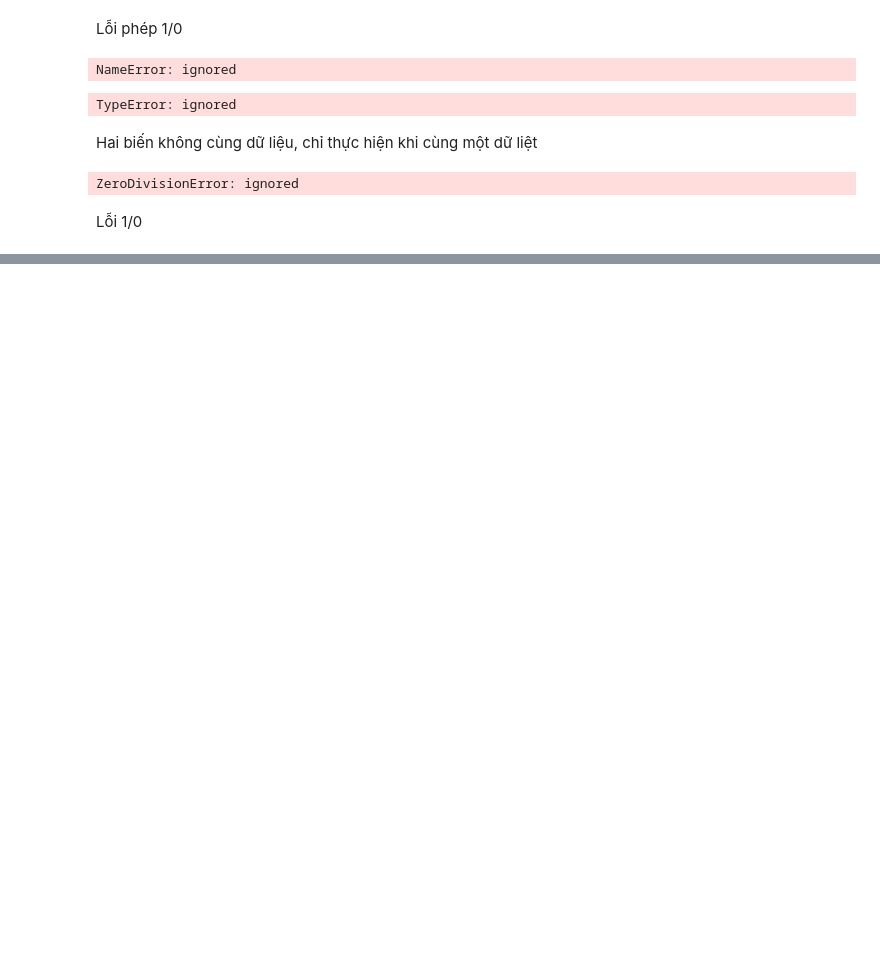
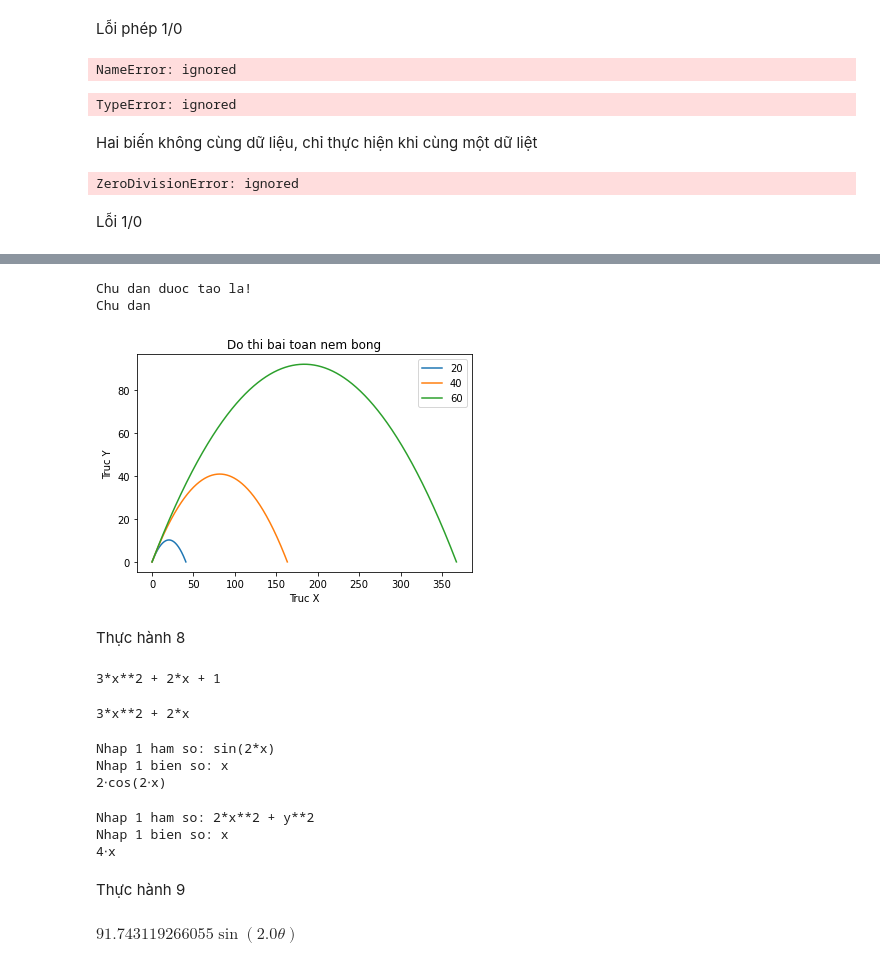
Before and after one commit to ThyAnhhh/ThuchanhToanCC, a Jupyter notebook: Chương_3.ipynb, the cells around one changed output, grey strips where cells are left out. Drawn from its saved outputs; the diff is of its cells as text; code cells hidden in the pictures; blank space fills up the shorter version.

```diff
--- a/Chương_3.ipynb
+++ b/Chương_3.ipynb
@@ -50,0 +200,27 @@ Lỗi 1/0
+# %%
+if __name__ == "__main__":
+  #Danh sach cac toc do ban dau khac nhau
+  ds_vantoc = [20,40,60]
+  goc_bandau = 45 # 45 do
+  for v in ds_vantoc:
+    draw_trajectory(v, goc_bandau)
+
+
+
+  #Tao chu dan trong do thi
+  chudan = []
+  for i in ds_vantoc:
+    chudan.append(str(i))
+  #Xem chu dan duoc tao
+  print("Chu dan duoc tao la!")
+  print("Chu dan")
+  #Them chu dan vao do thi
+  plt.legend(chudan)
+  #Hien thi do thi
+  plt.show()
+# %% [output]
+Chu dan duoc tao la!
+Chu dan
+[figure, added]
+# %% [markdown]
+Thực hành 8
@@ -50,0 +234,8 @@ Lỗi 1/0
+# %%
+tinh_daoham('x**3+x**2+x', 'x')
+# %% [output]
+3*x**2 + 2*x + 1
+# %%
+tinh_daoham('x**3 + x**2 + r', 'x')
+# %% [output]
+3*x**2 + 2*x
@@ -50,0 +250,41 @@ Lỗi 1/0
+# %%
+if __name__ == '__main__':
+  ham_input = input("Nhap 1 ham so: ")
+  bien = input("Nhap 1 bien so: ")
+  try:
+    ham_sympy = sympify(ham_input)
+  except SympifyError:
+    print("Ham nhap bi loi!")
+  else:
+    tinh_daoham(ham_input, bien)
+# %% [output]
+Nhap 1 ham so: sin(2*x)
+Nhap 1 bien so: x
+2⋅cos(2⋅x)
+# %%
+if __name__ == '__main__':
+  ham_input = input("Nhap 1 ham so: ")
+  bien = input("Nhap 1 bien so: ")
+  try:
+    ham_sympy = sympify(ham_input)
+  except SympifyError:
+    print("Ham nhap bi loi!")
+  else:
+    tinh_daoham(ham_input, bien)
+# %% [output]
+Nhap 1 ham so: 2*x**2 + y**2
+Nhap 1 bien so: x
+4⋅x
+# %% [markdown]
+Thực hành 9
+# %%
+from sympy import Symbol, sin, pi
+from pylab import plot, show
+u = Symbol('u')
+u = 30.0 # van toc 30m/s
+g = 9.81 # hs gia toc trong truong
+theta = Symbol('theta')
+R = (u**2)*sin(2.0*theta)/g
+R
+# %% [output]
+$\displaystyle 91.743119266055 \sin{\left(2.0 \theta \right)}$
```
Also changed, not shown: parts of 25 cells of this notebook.
